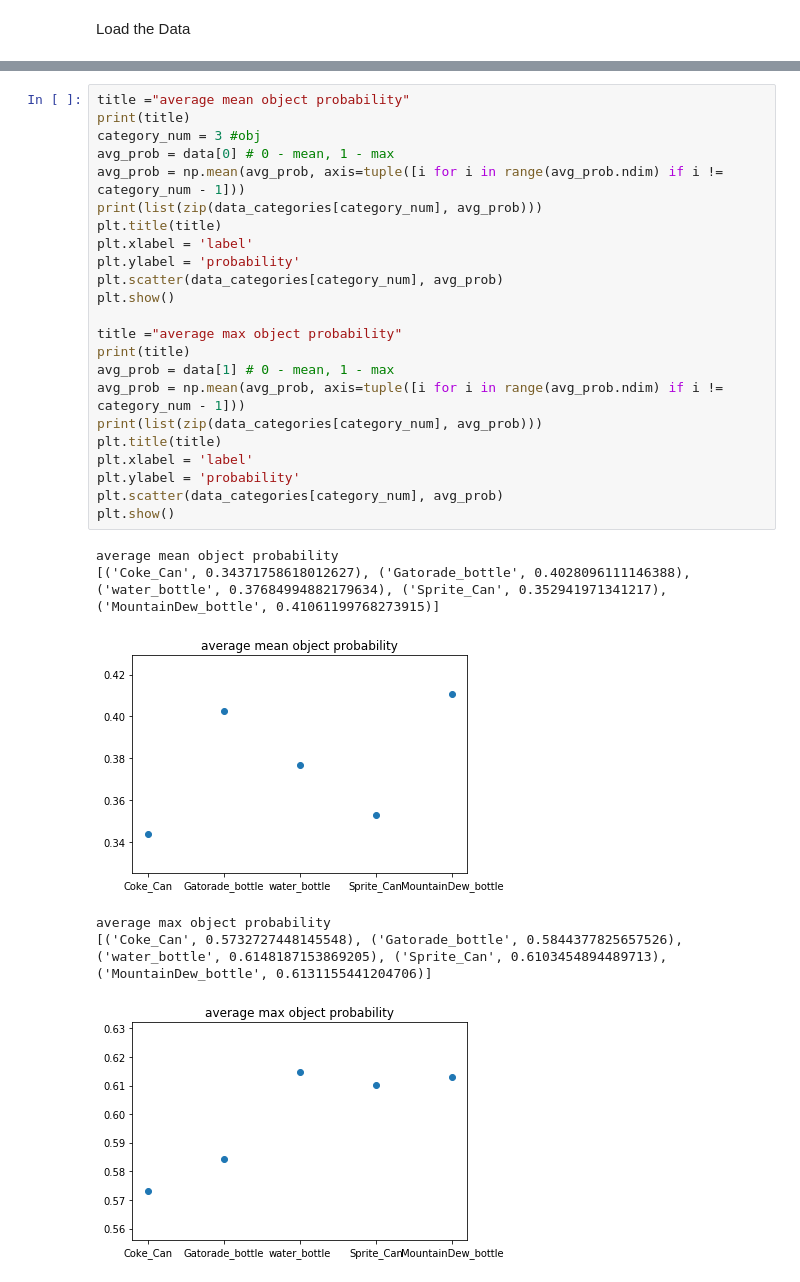
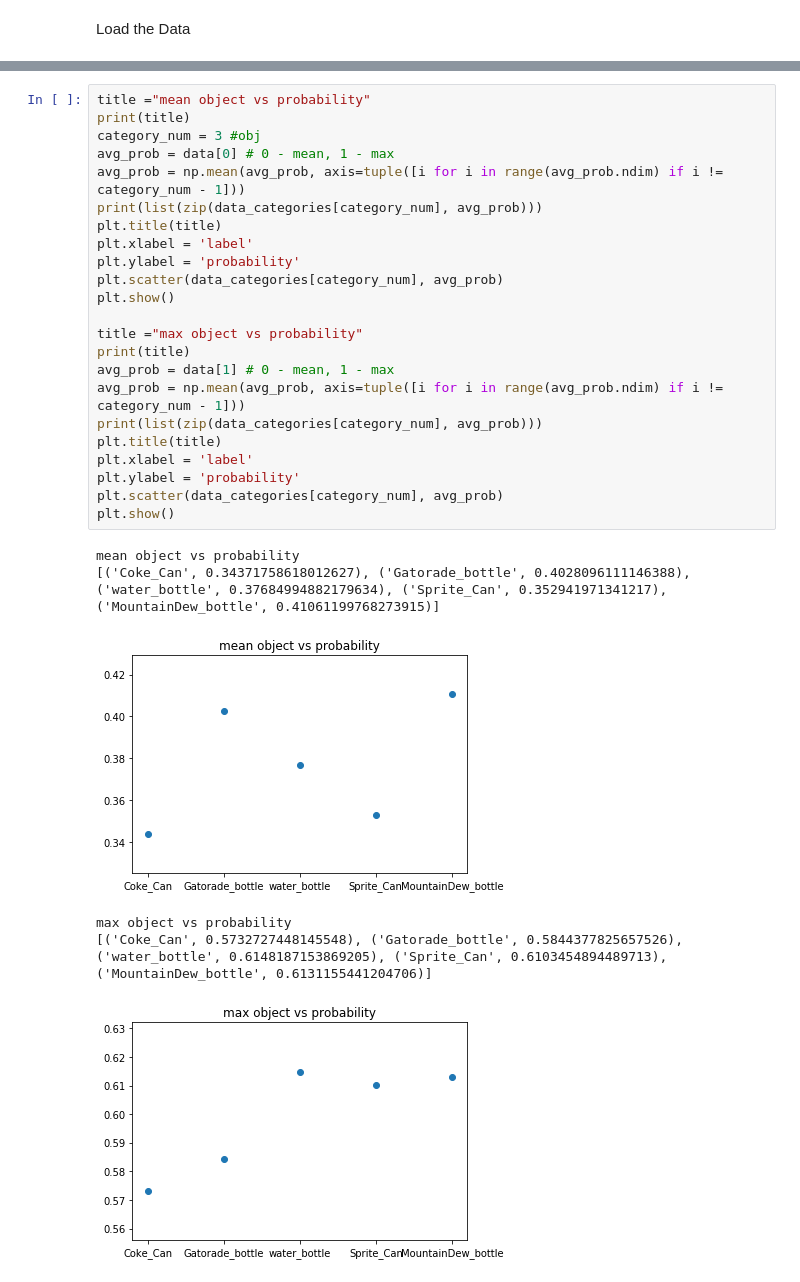
Before and after one commit to linklab-uva/iowt, a Jupyter notebook: benchmark_data_analysis.ipynb, the cells around one changed output, grey strips where cells are left out. Cells and saved outputs as stored; diff of their text form.

```diff
--- a/benchmark_data_analysis.ipynb
+++ b/benchmark_data_analysis.ipynb
@@ -63,33 +67,33 @@ cams: ['cam_0', 'cam_1', 'cam_2']
 Shape corresponds to:  (stats , distance , label , obj , cam_num, 1, 1)
 (2, 4, 3, 5, 3, 1, 1)
 # %%
-title ="average mean object probability"
+title ="mean object vs probability"
 print(title)
 category_num = 3 #obj
 avg_prob = data[0] # 0 - mean, 1 - max
 avg_prob = np.mean(avg_prob, axis=tuple([i for i in range(avg_prob.ndim) if i != category_num - 1]))
 print(list(zip(data_categories[category_num], avg_prob)))
 plt.title(title)
 plt.xlabel = 'label'
 plt.ylabel = 'probability'
 plt.scatter(data_categories[category_num], avg_prob)
 plt.show()
 
-title ="average max object probability"
+title ="max object vs probability"
 print(title)
 avg_prob = data[1] # 0 - mean, 1 - max
 avg_prob = np.mean(avg_prob, axis=tuple([i for i in range(avg_prob.ndim) if i != category_num - 1]))
 print(list(zip(data_categories[category_num], avg_prob)))
 plt.title(title)
 plt.xlabel = 'label'
 plt.ylabel = 'probability'
 plt.scatter(data_categories[category_num], avg_prob)
 plt.show()
 # %% [output]
-average mean object probability
+mean object vs probability
 [('Coke_Can', 0.34371758618012627), ('Gatorade_bottle', 0.4028096111146388), ('water_bottle', 0.37684994882179634), ('Sprite_Can', 0.352941971341217), ('MountainDew_bottle', 0.41061199768273915)]
-[figure, old version]
+[figure, new version]
-average max object probability
+max object vs probability
 [('Coke_Can', 0.5732727448145548), ('Gatorade_bottle', 0.5844377825657526), ('water_bottle', 0.6148187153869205), ('Sprite_Can', 0.6103454894489713), ('MountainDew_bottle', 0.6131155441204706)]
-[figure, old version]
+[figure, new version]
 # %%
```
Also changed, not shown: parts of 5 cells of this notebook, 1 other file.
